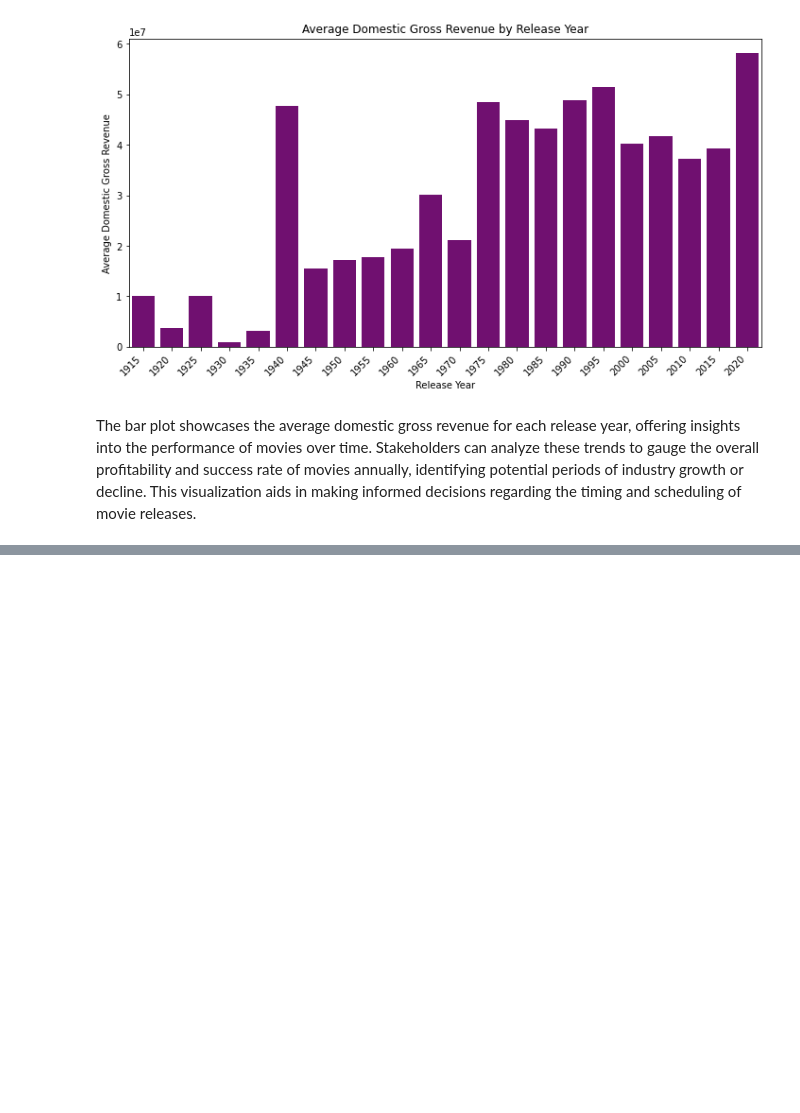
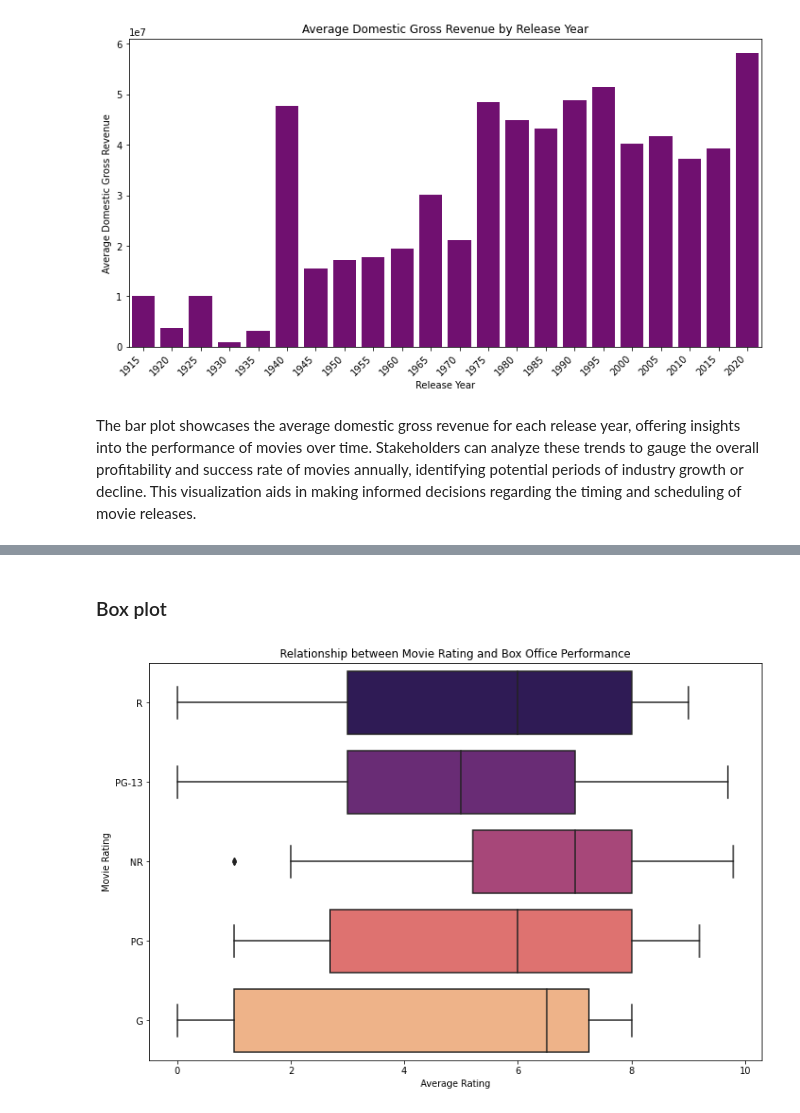
Before and after one commit to olivemideva/dsc-phase-1-project-v2-4, a Jupyter notebook: student.ipynb, the cells around one changed output, grey strips where cells are left out. Saved outputs shown, nothing was run; the diff lists cells and outputs as text; code cells hidden in the pictures; blank space fills up the shorter version.

```diff
--- a/student.ipynb
+++ b/student.ipynb
@@ -504,0 +656,11 @@ The bar plot showcases the average domestic gross revenue for each release year,
+# %% [markdown]
+### Box plot
+# %%
+plt.figure(figsize=(12, 8))
+sns.boxplot(x=merged_df['rating'], y=merged_df['movie_rating'], palette="magma")
+plt.title('Relationship between Movie Rating and Box Office Performance')
+plt.xlabel('Average Rating')
+plt.ylabel('Movie Rating')
+plt.show()
+# %% [output]
+[figure, added]
```
Also changed, not shown: parts of 24 cells of this notebook.
